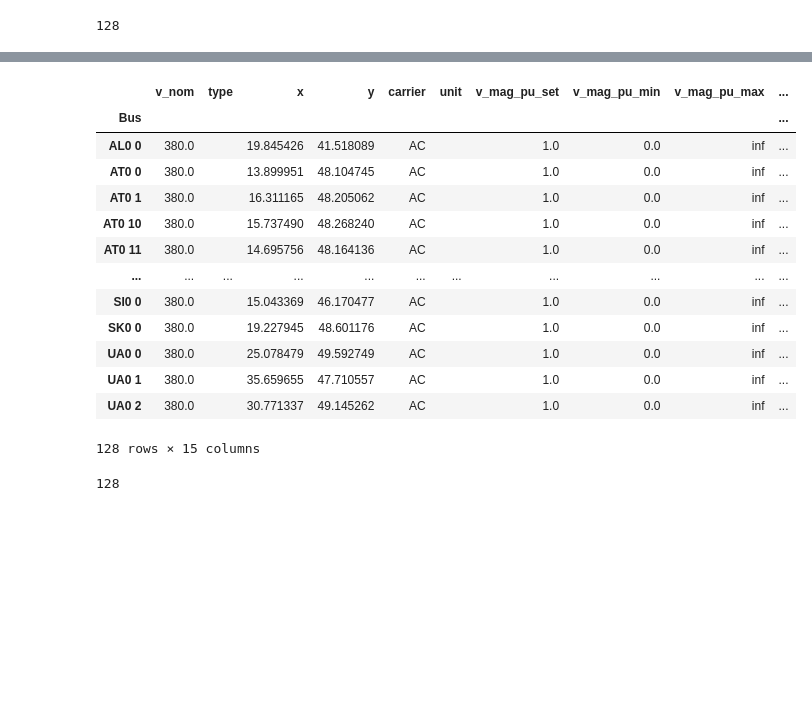
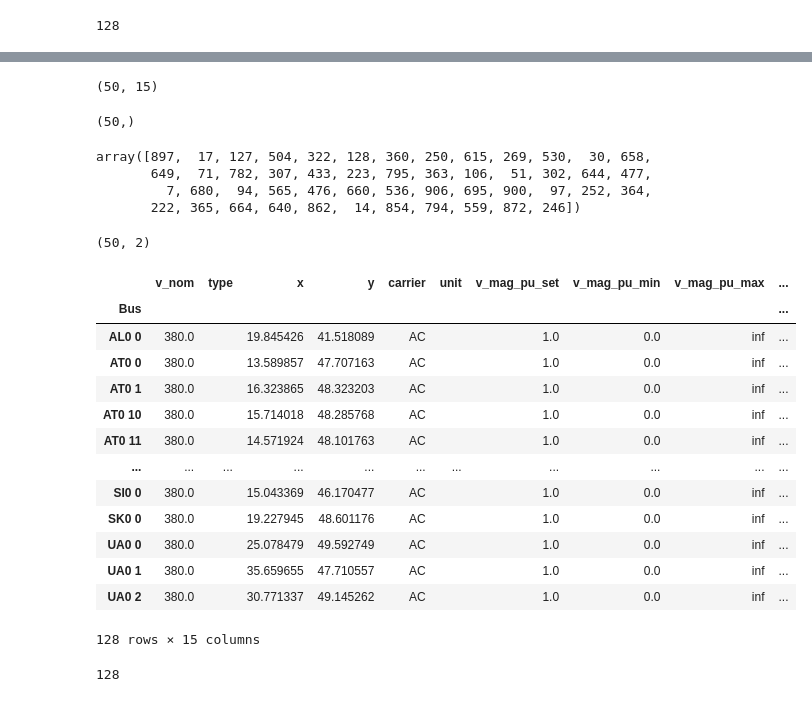
Before and after one commit to bjoernellens1/pypsa-eur-evt, a Jupyter notebook: rules/MA/notebooks/merge_austrian_network.py.ipynb, the cells around one changed output, grey strips where cells are left out. Saved outputs shown, nothing was run; the diff lists cells and outputs as text; code cells hidden in the pictures; blank space fills up the shorter version.

```diff
--- a/rules/MA/notebooks/merge_austrian_network.py.ipynb
+++ b/rules/MA/notebooks/merge_austrian_network.py.ipynb
@@ -179,0 +216,37 @@ network1.buses.loc[buses1.index, ['x', 'y']] = buses1[['x', 'y']]
+# %%
+import pandas as pd
+import numpy as np
+from scipy.spatial import cKDTree
+import pypsa
+
+# ------------------------------
+# Assumptions:
+# - network1: Coarse network (e.g., PyPSA-Eur)
+# - network2: Detailed Austrian network (with additional 'type' column)
+# ------------------------------
+
+# Step 1: Copy bus DataFrames from both networks
+buses1 = network1.buses.copy()
+buses2 = network2.buses.copy()
+
+# Step 2: Select only Austrian buses in network1
+austrian_buses1 = buses1[buses1['country'].isin(['AT', 'Austria'])]
+
+# Step 3: Restrict reference points to network2 buses of type == 3
+reference_buses2 = buses2[buses2['type'] == 3]
+
+# Step 4: Build a KDTree from the coordinates of those selected reference buses
+tree = cKDTree(reference_buses2[['x', 'y']].values)
+
+# Step 5: For each Austrian bus in network1, find the nearest bus of type 3 in network2
+distances, nearest_indices = tree.query(austrian_buses1[['x', 'y']].values)
+
+# Step 6: Extract the new coordinates from the matched reference buses
+new_coords = reference_buses2.iloc[nearest_indices][['x', 'y']].values
+
+# Step 7: Update the Austrian bus positions in network1 with the new coordinates
+buses1.loc[austrian_buses1.index, ['x', 'y']] = new_coords
+
+# Step 8: Create a new merged network with updated bus positions
+merged_network = network1.copy()
+merged_network.buses.loc[buses1.index, ['x', 'y']] = buses1[['x', 'y']]
@@ -180,13 +292,32 @@ network1.buses.loc[buses1.index, ['x', 'y']] = buses1[['x', 'y']]
+# %%
+austrian_buses1.shape
+# %% [output]
+(50, 15)
+# %%
+dists.shape
+# %% [output]
+(50,)
+# %%
+indices
+# %% [output]
+array([897,  17, 127, 504, 322, 128, 360, 250, 615, 269, 530,  30, 658,
+       649,  71, 782, 307, 433, 223, 795, 363, 106,  51, 302, 644, 477,
+         7, 680,  94, 565, 476, 660, 536, 906, 695, 900,  97, 252, 364,
+       222, 365, 664, 640, 862,  14, 854, 794, 559, 872, 246])
+# %%
+updated_coords.shape
+# %% [output]
+(50, 2)
 # %%
-network1.buses
+merged_network.buses
 # %% [output]
 |  | v_nom | type | x | y | carrier | unit | v_mag_pu_set | v_mag_pu_min | v_mag_pu_max | ... |
 | Bus |  |  |  |  |  |  |  |  |  | ... |
 | AL0 0 | 380.0 |  | 19.845426 | 41.518089 | AC |  | 1.0 | 0.0 | inf | ... |
-| AT0 0 | 380.0 |  | 13.899951 | 48.104745 | AC |  | 1.0 | 0.0 | inf | ... |
-| AT0 1 | 380.0 |  | 16.311165 | 48.205062 | AC |  | 1.0 | 0.0 | inf | ... |
-| AT0 10 | 380.0 |  | 15.737490 | 48.268240 | AC |  | 1.0 | 0.0 | inf | ... |
-| AT0 11 | 380.0 |  | 14.695756 | 48.164136 | AC |  | 1.0 | 0.0 | inf | ... |
+| AT0 0 | 380.0 |  | 13.589857 | 47.707163 | AC |  | 1.0 | 0.0 | inf | ... |
+| AT0 1 | 380.0 |  | 16.323865 | 48.323203 | AC |  | 1.0 | 0.0 | inf | ... |
+| AT0 10 | 380.0 |  | 15.714018 | 48.285768 | AC |  | 1.0 | 0.0 | inf | ... |
+| AT0 11 | 380.0 |  | 14.571924 | 48.101763 | AC |  | 1.0 | 0.0 | inf | ... |
 | ... | ... | ... | ... | ... | ... | ... | ... | ... | ... | ... |
 | SI0 0 | 380.0 |  | 15.043369 | 46.170477 | AC |  | 1.0 | 0.0 | inf | ... |
 | SK0 0 | 380.0 |  | 19.227945 | 48.601176 | AC |  | 1.0 | 0.0 | inf | ... |
```
Also changed, not shown: parts of 17 cells of this notebook, 6 other files.
